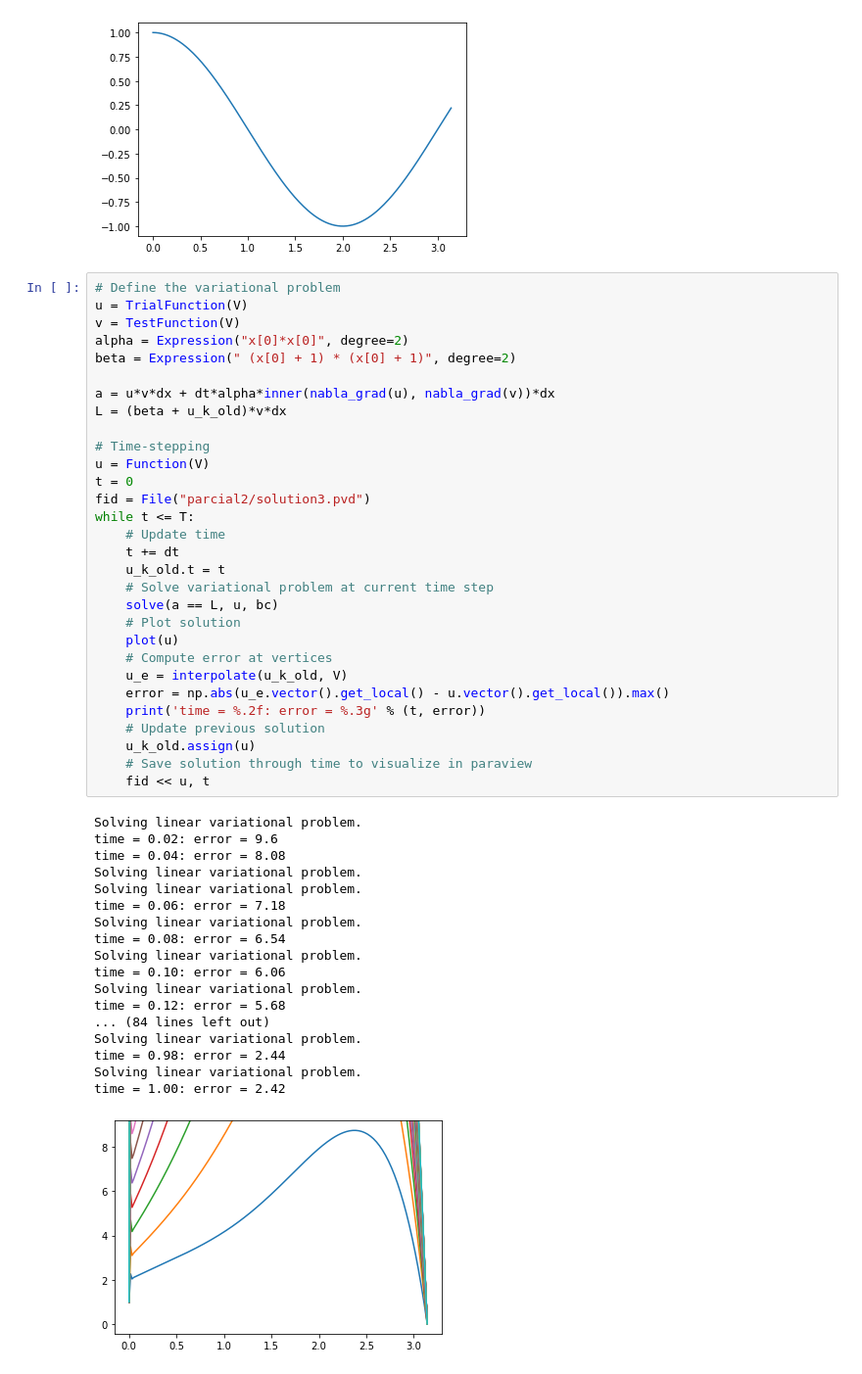
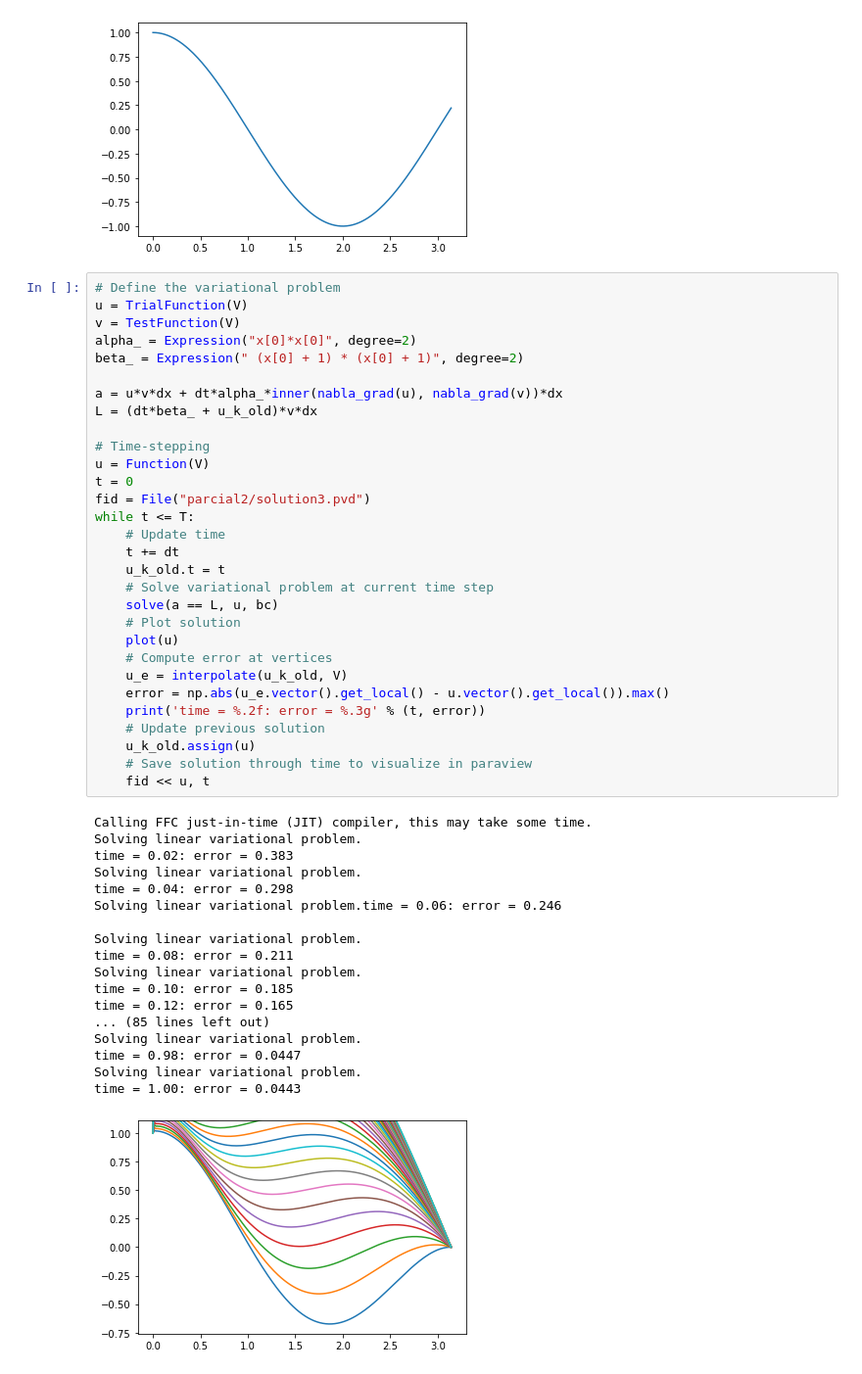
Before and after one commit to suribe06/Modeling-Simulation-2, a Jupyter notebook: FEniCS/parcial2.ipynb, the cells around one changed output. Shown: that part at 98% size. Cells and saved outputs as stored; diff of their text form.

```diff
--- a/FEniCS/parcial2.ipynb
+++ b/FEniCS/parcial2.ipynb
@@ -197,48 +204,48 @@ plot(u_k_old)
 # Define the variational problem
 u = TrialFunction(V)
 v = TestFunction(V)
-alpha = Expression("x[0]*x[0]", degree=2)
-beta = Expression(" (x[0] + 1) * (x[0] + 1)", degree=2)
+alpha_ = Expression("x[0]*x[0]", degree=2)
+beta_ = Expression(" (x[0] + 1) * (x[0] + 1)", degree=2)
 
-a = u*v*dx + dt*alpha*inner(nabla_grad(u), nabla_grad(v))*dx
-L = (beta + u_k_old)*v*dx
+a = u*v*dx + dt*alpha_*inner(nabla_grad(u), nabla_grad(v))*dx
+L = (dt*beta_ + u_k_old)*v*dx
 
 # Time-stepping
 u = Function(V)
 t = 0
 fid = File("parcial2/solution3.pvd")
 while t <= T:
     # Update time
     t += dt
     u_k_old.t = t
     # Solve variational problem at current time step
     solve(a == L, u, bc)
     # Plot solution
     plot(u)
     # Compute error at vertices
     u_e = interpolate(u_k_old, V)
     error = np.abs(u_e.vector().get_local() - u.vector().get_local()).max()
     print('time = %.2f: error = %.3g' % (t, error))
     # Update previous solution
     u_k_old.assign(u)
     # Save solution through time to visualize in paraview
     fid << u, t
 # %% [output]
+Calling FFC just-in-time (JIT) compiler, this may take some time.
 Solving linear variational problem.
-time = 0.02: error = 9.6
-time = 0.04: error = 8.08
+time = 0.02: error = 0.383
 Solving linear variational problem.
+time = 0.04: error = 0.298
+Solving linear variational problem.time = 0.06: error = 0.246
+
 Solving linear variational problem.
-time = 0.06: error = 7.18
+time = 0.08: error = 0.211
 Solving linear variational problem.
-time = 0.08: error = 6.54
+time = 0.10: error = 0.185
+time = 0.12: error = 0.165
+... (85 lines left out)
 Solving linear variational problem.
-time = 0.10: error = 6.06
+time = 0.98: error = 0.0447
 Solving linear variational problem.
-time = 0.12: error = 5.68
-... (84 lines left out)
-Solving linear variational problem.
-time = 0.98: error = 2.44
-Solving linear variational problem.
-time = 1.00: error = 2.42
+time = 1.00: error = 0.0443
-[figure, old version]
+[figure, new version]
```
Also changed, not shown: parts of 5 cells of this notebook, 50 other files.
